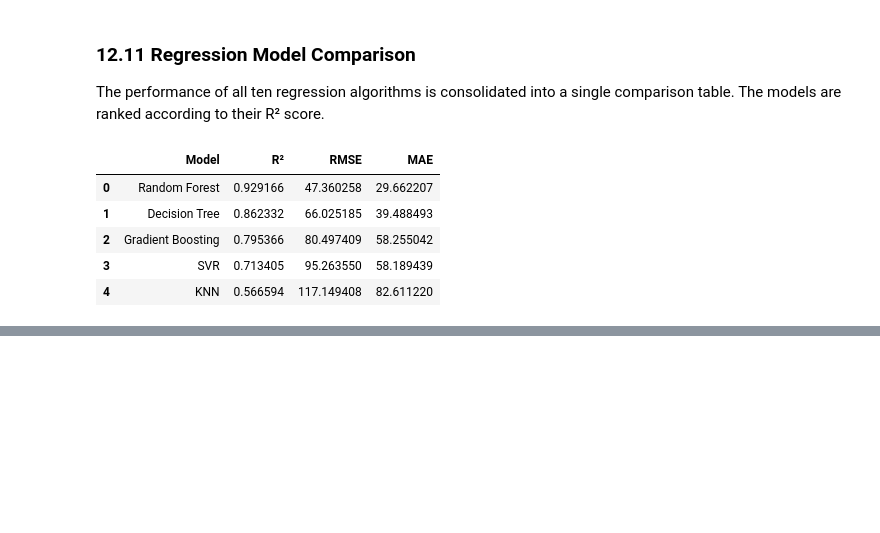
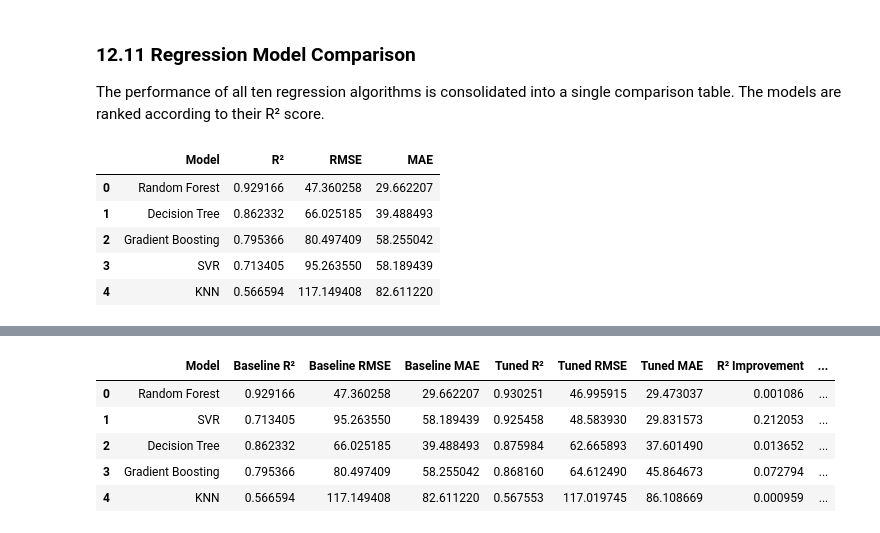
Before and after one commit to vaishnavit67/23cse301-ecommerce-ml-capstone, a Jupyter notebook: Notebooks/Regression.ipynb, the cells around one changed output, grey strips where cells are left out. Saved outputs shown, nothing was run; the diff lists cells and outputs as text; code cells hidden in the pictures; blank space fills up the shorter version.

Commit message:
performed hyper tuning on Decision Tree, Random Forest, KNN, Gradient Boosting, SVR regression algorithms and compared with the basline metrics

```diff
--- a/Notebooks/Regression.ipynb
+++ b/Notebooks/Regression.ipynb
@@ -1614,0 +1859,53 @@ results_df
+# %%
+# Create baseline results table with consistent model names
+
+baseline_results_df = results_df.copy()
+
+baseline_results_df = baseline_results_df.rename(
+    columns={
+        "R²": "Baseline R²",
+        "RMSE": "Baseline RMSE",
+        "MAE": "Baseline MAE"
+    }
+)
+
+tuned_comparison_df = tuned_results_df.rename(
+    columns={
+        "R²": "Tuned R²",
+        "RMSE": "Tuned RMSE",
+        "MAE": "Tuned MAE"
+    }
+)
+
+baseline_vs_tuned = baseline_results_df.merge(
+    tuned_comparison_df,
+    on="Model",
+    how="left"
+)
+
+baseline_vs_tuned["R² Improvement"] = (
+    baseline_vs_tuned["Tuned R²"]
+    - baseline_vs_tuned["Baseline R²"]
+)
+
+baseline_vs_tuned["RMSE Improvement"] = (
+    baseline_vs_tuned["Baseline RMSE"]
+    - baseline_vs_tuned["Tuned RMSE"]
+)
+
+baseline_vs_tuned["MAE Improvement"] = (
+    baseline_vs_tuned["Baseline MAE"]
+    - baseline_vs_tuned["Tuned MAE"]
+)
+
+baseline_vs_tuned.sort_values(
+    by="Tuned R²",
+    ascending=False
+).reset_index(drop=True)
+# %% [output]
+|  | Model | Baseline R² | Baseline RMSE | Baseline MAE | Tuned R² | Tuned RMSE | Tuned MAE | R² Improvement | ... |
+| 0 | Random Forest | 0.929166 | 47.360258 | 29.662207 | 0.930251 | 46.995915 | 29.473037 | 0.001086 | ... |
+| 1 | SVR | 0.713405 | 95.263550 | 58.189439 | 0.925458 | 48.583930 | 29.831573 | 0.212053 | ... |
+| 2 | Decision Tree | 0.862332 | 66.025185 | 39.488493 | 0.875984 | 62.665893 | 37.601490 | 0.013652 | ... |
+| 3 | Gradient Boosting | 0.795366 | 80.497409 | 58.255042 | 0.868160 | 64.612490 | 45.864673 | 0.072794 | ... |
+| 4 | KNN | 0.566594 | 117.149408 | 82.611220 | 0.567553 | 117.019745 | 86.108669 | 0.000959 | ... |
```
Also changed, not shown: parts of 13 cells of this notebook.
